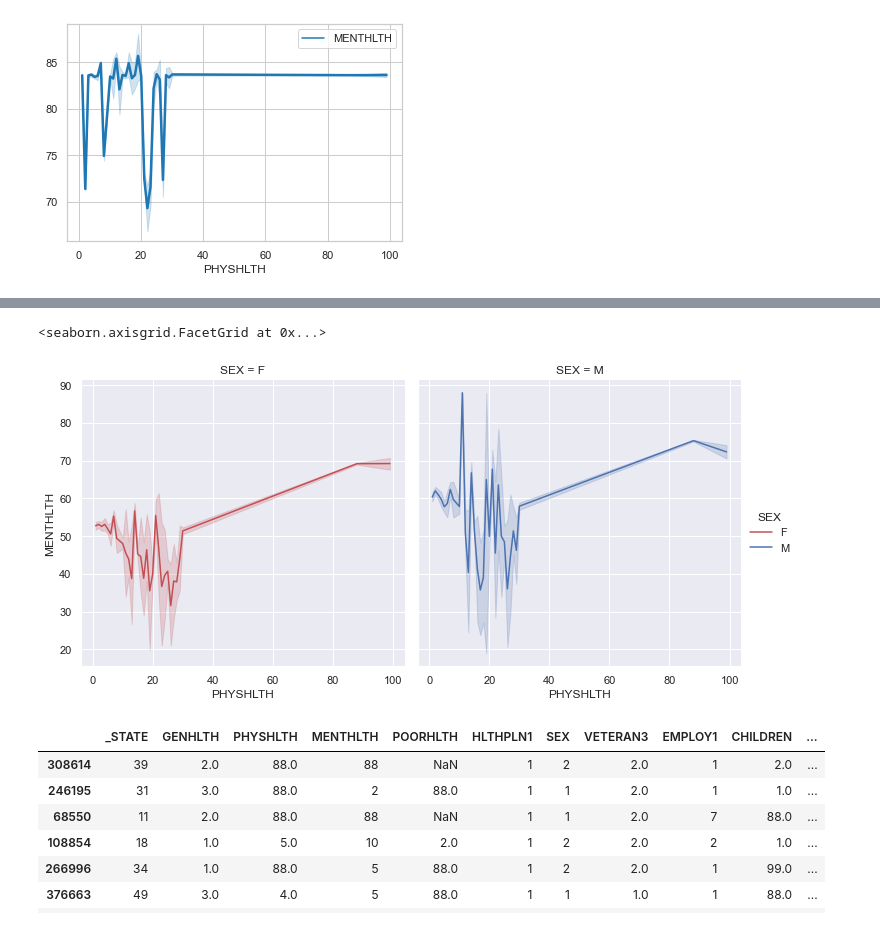
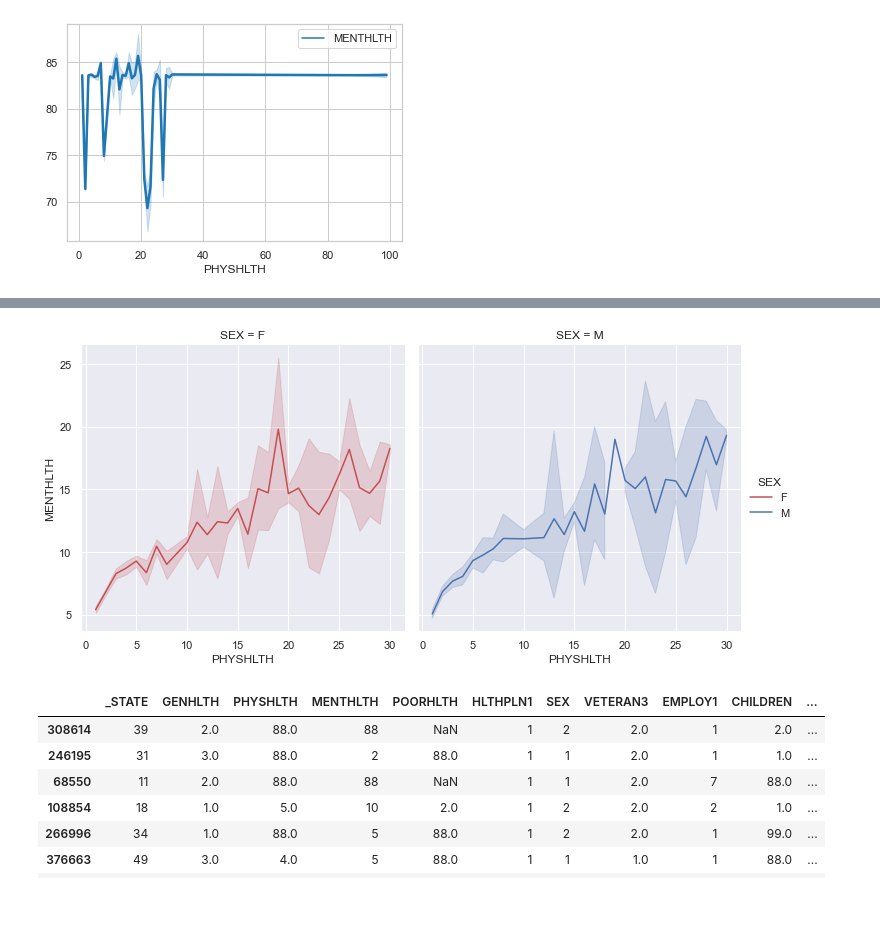
Before and after one commit to UC-Healthcare/Healthcare_Analysis, a Jupyter notebook: Analysis_visuals.ipynb, the cells around one changed output, grey strips where cells are left out. Saved outputs shown, nothing was run; the diff lists cells and outputs as text; code cells hidden in the pictures.

Commit message:
visuals

```diff
--- a/Analysis_visuals.ipynb
+++ b/Analysis_visuals.ipynb
@@ -103,0 +97,12 @@ sns.lineplot(data=health_df, x="MENTHLTH", y="GENHLTH",ax=ax, style='SEX')
+# %%
+# Set seaborn style for dark background
+sns.set(style="darkgrid")
+
+# Clean data of irrelevant values
+clean_phys = health_df.PHYSHLTH[health_df.PHYSHLTH < 66]
+
+# Count plot for number of days physical health was not good according to individual.
+
+sns.countplot(x=clean_phys, data=health_df)
+
+plt.savefig('PhysHealthStatus.png')
@@ -104,9 +111,10 @@ sns.lineplot(data=health_df, x="MENTHLTH", y="GENHLTH",ax=ax, style='SEX')
 # %%
 sns.relplot(
-    data = health_df, x='PHYSHLTH', y='MENTHLTH',col='SEX',hue='SEX',kind='line', palette=['r','b'])
+    data = health_df, x=clean_phys, y=clean_ment,col='SEX',hue='SEX',kind='line', palette=['r','b'])
+
+plt.savefig('MENTvPHYS.png')
 # %% [output]
-<seaborn.axisgrid.FacetGrid at 0x...>
-[figure, old version]
+[figure, new version]
 # %%
 clean_df = pd.read_csv('Resources/2015_clean.csv')
 # %%
```
Also changed, not shown: parts of 4 cells of this notebook, 4 other files.
